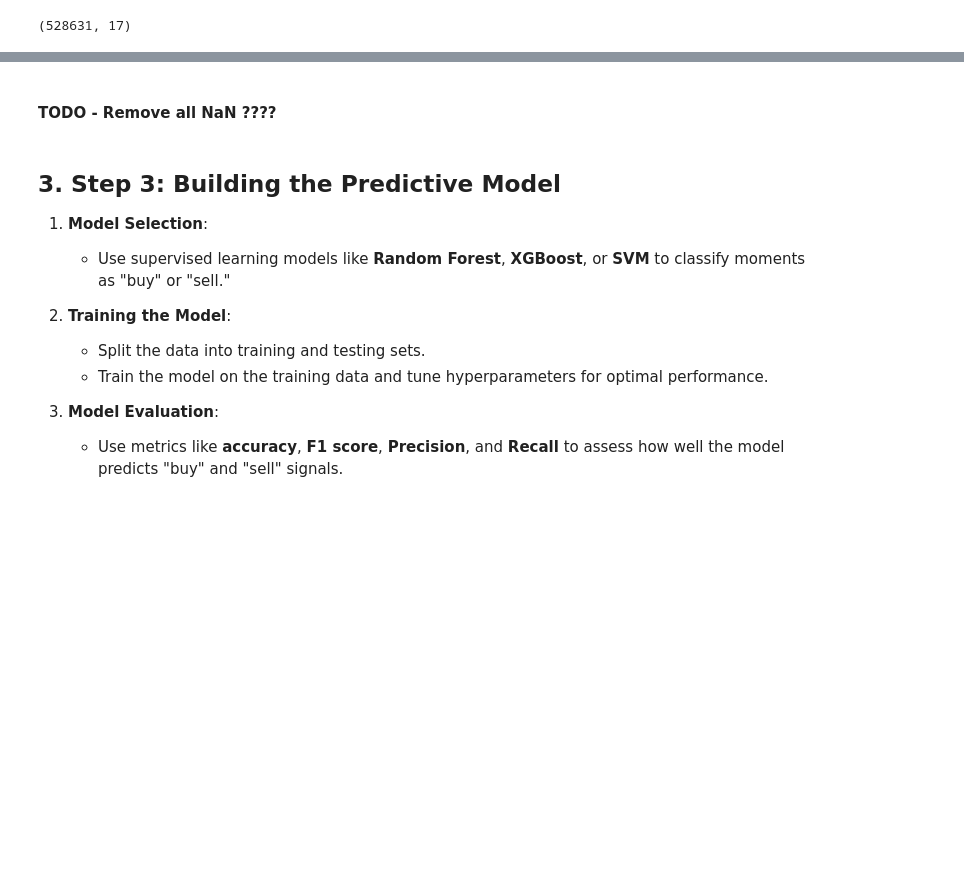
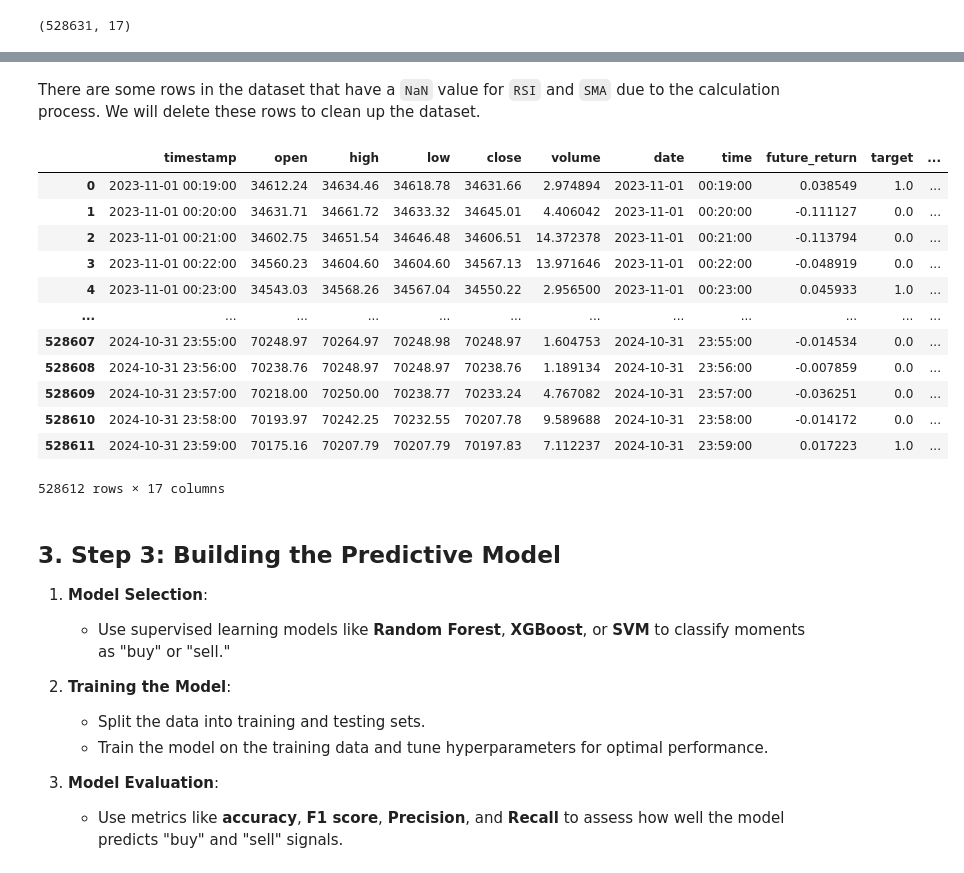
Before and after one commit to kostadinlambov/Algorithmic-Trading-Bot, a Jupyter notebook: Notebook/Algorithmic Trading Bot.ipynb, the cells around one changed output, grey strips where cells are left out. Saved outputs shown, nothing was run; the diff lists cells and outputs as text; code cells hidden in the pictures; blank space fills up the shorter version.

```diff
--- a/Notebook/Algorithmic Trading Bot.ipynb
+++ b/Notebook/Algorithmic Trading Bot.ipynb
@@ -381,3 +302,46 @@ btc_price_data_1_year
+# %%
+def calculate_macd(data, short_window=12, long_window=26, signal_window=9):
+    """
+    Moving Average Convergence Divergence (MACD) is calculated using two exponential moving averages (EMA):
+    the 12-day EMA and the 26-day EMA, with a 9-day EMA as the signal line.
+
+    """
+    data['EMA12'] = data['close'].ewm(span=short_window, adjust=False).mean()
+    data['EMA26'] = data['close'].ewm(span=long_window, adjust=False).mean()
+
+    # MACD Line
+    data['MACD'] = data['EMA12'] - data['EMA26']
+
+    # Signal Line
+    data['Signal_Line'] = data['MACD'].ewm(span=signal_window, adjust=False).mean()
+
+    return data
+# %%
+def calculate_moving_averages(data, sma_window=20, ema_window=20):
+    """
+    Simple Moving Average (SMA) is the average price over a specified number of periods,
+    while Exponential Moving Average (EMA) gives more weight to recent prices.
+
+    """
+    # Simple Moving Average
+    data['SMA'] = data['close'].rolling(window=sma_window).mean()
+
+    # Exponential Moving Average
+    data['EMA'] = data['close'].ewm(span=ema_window, adjust=False).mean()
+
+    return data
+# %%
+# Calculate RSI
+btc_price_data_1_year = calculate_rsi(btc_price_data_1_year)
+#print(btc_price_data_1_year[['close', 'RSI']])
+
+# Calculate MACD (Moving Average Convergence Divergence)
+btc_price_data_1_year = calculate_macd(btc_price_data_1_year)
+#print(btc_price_data_1_year[['close', 'MACD', 'Signal_Line']])
+
+# Calculate moving averages
+btc_price_data_1_year = calculate_moving_averages(btc_price_data_1_year)
+#print(btc_price_data_1_year[['close', 'SMA', 'EMA']])
 # %%
 btc_price_data_1_year.shape
 # %% [output]
@@ -428,6 +392,22 @@ EMA              19
 dtype: int64
-# %% [markdown]
-#### TODO - Remove all NaN ????
+# %% [markdown]
+There are some rows in the dataset that have a `NaN` value for `RSI` and `SMA` due to the calculation process. We will delete these rows to clean up the dataset.
+# %%
+btc_price_data_1_year.dropna().reset_index(drop = True)
+# %% [output]
+|  | timestamp | open | high | low | close | volume | date | time | future_return | target | ... |
+| 0 | 2023-11-01 00:19:00 | 34612.24 | 34634.46 | 34618.78 | 34631.66 | 2.974894 | 2023-11-01 | 00:19:00 | 0.038549 | 1.0 | ... |
+| 1 | 2023-11-01 00:20:00 | 34631.71 | 34661.72 | 34633.32 | 34645.01 | 4.406042 | 2023-11-01 | 00:20:00 | -0.111127 | 0.0 | ... |
+| 2 | 2023-11-01 00:21:00 | 34602.75 | 34651.54 | 34646.48 | 34606.51 | 14.372378 | 2023-11-01 | 00:21:00 | -0.113794 | 0.0 | ... |
+| 3 | 2023-11-01 00:22:00 | 34560.23 | 34604.60 | 34604.60 | 34567.13 | 13.971646 | 2023-11-01 | 00:22:00 | -0.048919 | 0.0 | ... |
+| 4 | 2023-11-01 00:23:00 | 34543.03 | 34568.26 | 34567.04 | 34550.22 | 2.956500 | 2023-11-01 | 00:23:00 | 0.045933 | 1.0 | ... |
+| ... | ... | ... | ... | ... | ... | ... | ... | ... | ... | ... | ... |
+| 528607 | 2024-10-31 23:55:00 | 70248.97 | 70264.97 | 70248.98 | 70248.97 | 1.604753 | 2024-10-31 | 23:55:00 | -0.014534 | 0.0 | ... |
+| 528608 | 2024-10-31 23:56:00 | 70238.76 | 70248.97 | 70248.97 | 70238.76 | 1.189134 | 2024-10-31 | 23:56:00 | -0.007859 | 0.0 | ... |
+| 528609 | 2024-10-31 23:57:00 | 70218.00 | 70250.00 | 70238.77 | 70233.24 | 4.767082 | 2024-10-31 | 23:57:00 | -0.036251 | 0.0 | ... |
+| 528610 | 2024-10-31 23:58:00 | 70193.97 | 70242.25 | 70232.55 | 70207.78 | 9.589688 | 2024-10-31 | 23:58:00 | -0.014172 | 0.0 | ... |
+| 528611 | 2024-10-31 23:59:00 | 70175.16 | 70207.79 | 70207.79 | 70197.83 | 7.112237 | 2024-10-31 | 23:59:00 | 0.017223 | 1.0 | ... |
+528612 rows × 17 columns
 # %% [markdown]
 ## 3. Step 3: Building the Predictive Model
 
```
Also changed, not shown: parts of 16 cells of this notebook, 1 other file.
